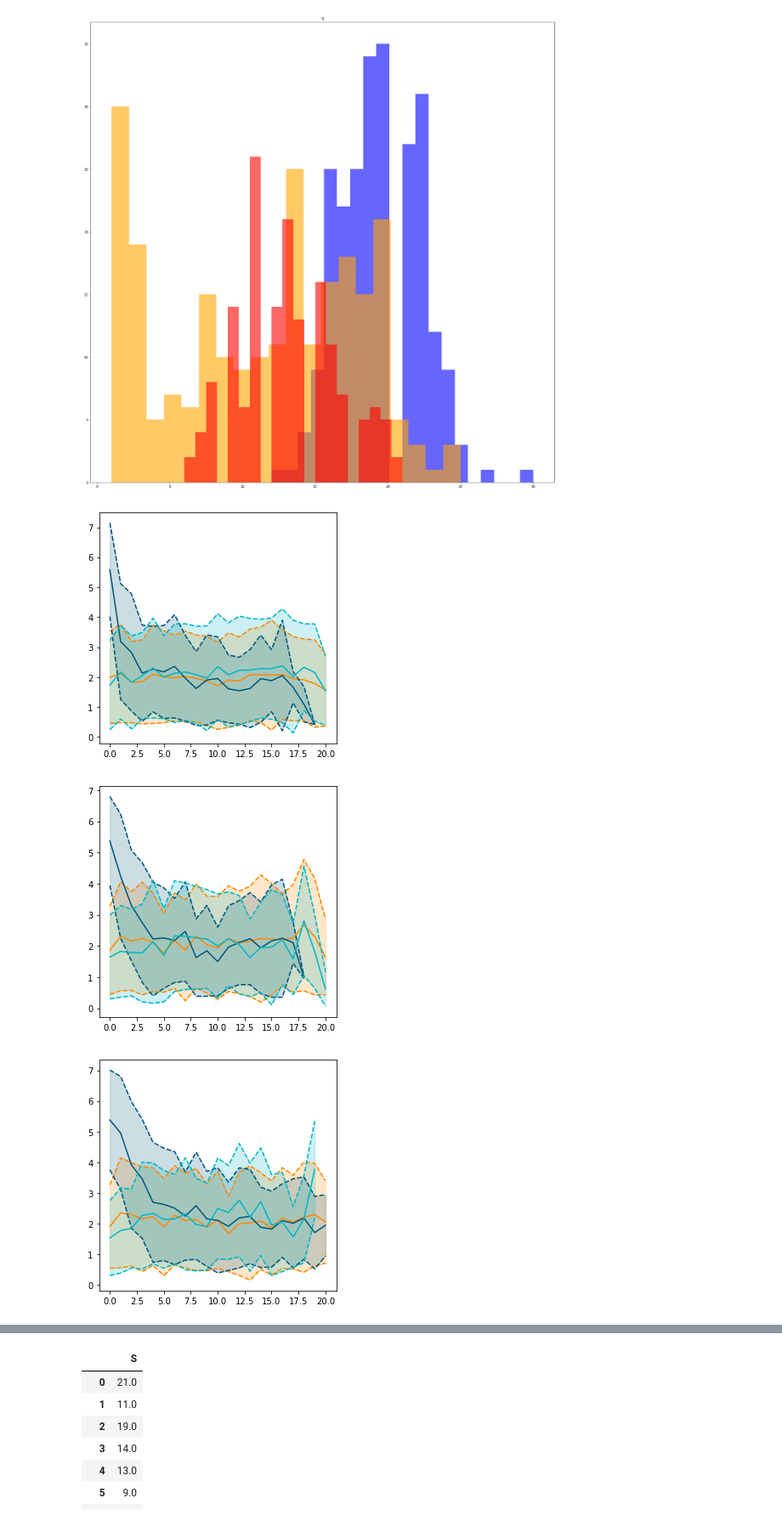
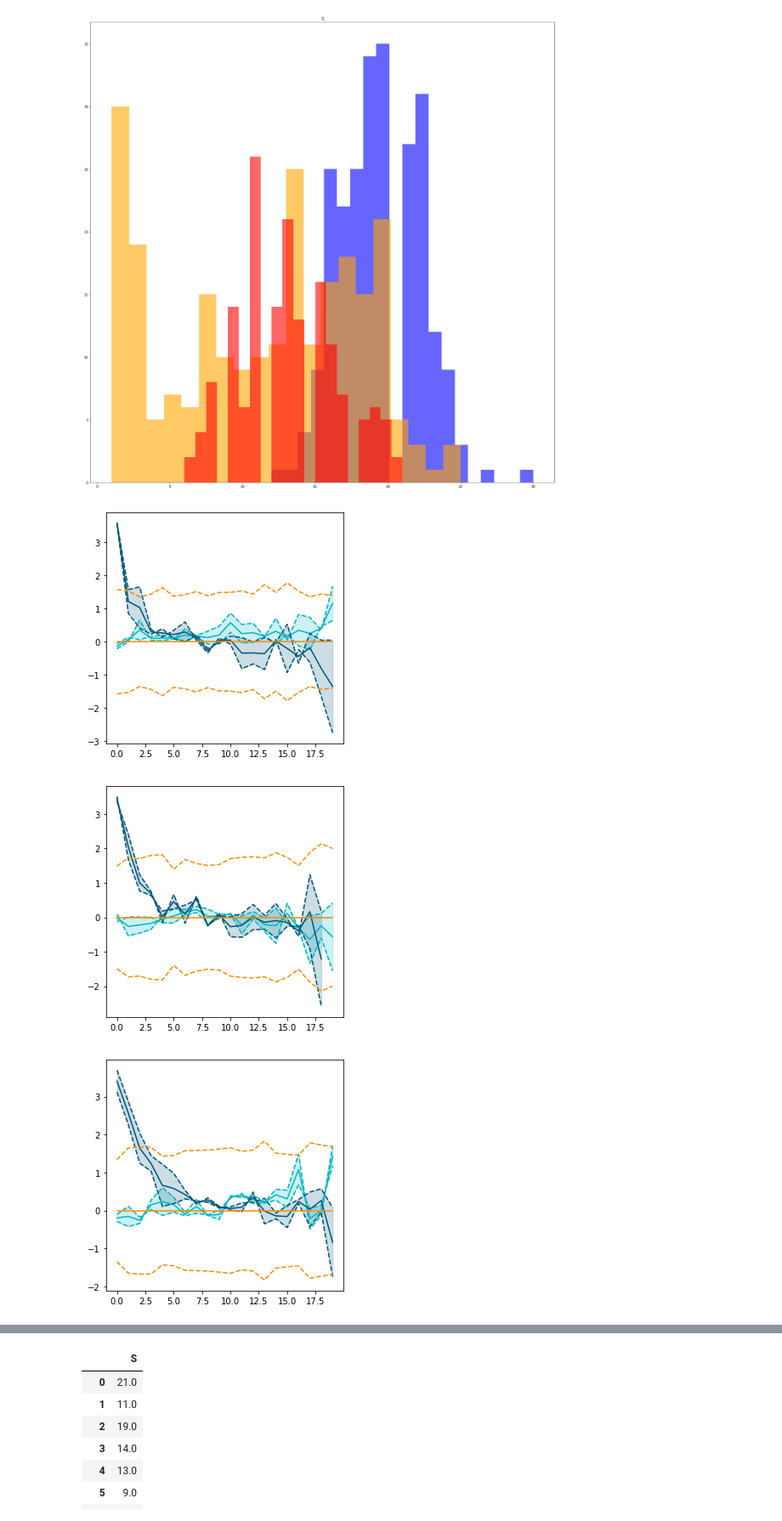
Before and after one commit to messDiv/MESS, a Jupyter notebook: jupyter-notebooks/plotting/Figure2-SimDataDistributions.ipynb, the cells around one changed output, grey strips where cells are left out. Shown at 85% size. Cells and saved outputs as stored; diff of their text form; code cells hidden in the pictures.

Commit message:
Checked in a bunch of modified notebooks containing final manu analysis.

```diff
--- a/jupyter-notebooks/plotting/Figure2-SimDataDistributions.ipynb
+++ b/jupyter-notebooks/plotting/Figure2-SimDataDistributions.ipynb
@@ -19,9 +19,16 @@ import collections
 pd.set_option('display.max_rows', 500)
 pd.set_option('display.max_columns', 500)
 
-analysis_dir = "/home/iovercast/Continuosity/MESS/analysis/figure2-sims/generations_100/"
+analysis_dir = "/home/isaac/Continuosity/MESS/analysis/figure2-sims/lambda_0.75/"
+sp_dict = {"no":0, "lo":0.0025, "hi":0.005}
 
-sp_dict = {"no":0, "lo":0.00005, "hi":0.0001}
+#analysis_dir = "/home/isaac/Continuosity/MESS/analysis/figure2-sims/lambda_0.5/"
+#sp_dict = {"no":0, "lo":0.0005, "hi":0.005}
+
+# Lower environmental strength means it doesn't work as good
+#analysis_dir = "/home/isaac/Continuosity/MESS/analysis/figure2-sims/generations_100/"
+#sp_dict = {"no":0, "lo":0.00005, "hi":0.0001}
+
 models = ["neutral", "competition", "filtering"]
 # %% [output]
 The autoreload extension is already loaded. To reload it, use:
@@ -158,5 +215,5 @@ plt.tight_layout()
 # %%
-simdir = analysis_dir + "neutral_MESS"
+simdir = analysis_dir + "filtering_MESS"
 logs = glob.glob("{}/no-*/*megalog*".format(simdir))
 print(logs[-1])
 df = pd.read_csv(logs[-1])
@@ -201,45 +254,53 @@ array([<matplotlib.axes._subplots.AxesSubplot object at 0x...>],
       dtype=object)
 [figure]
 # %%
-def plot_traits(ax='', speciation_prob='hi', do_abs=True):
+def plot_traits_residuals(ax='', sp_prob='hi'):
     if not ax:
         fig, ax = plt.subplots(1, 1, figsize=(5, 5))
+    mean_dict = {}
+    std_dict = {}
     for m in models:
         simdir = analysis_dir + "{}_MESS".format(m)
 
-        logs = glob.glob("{}/{}-*/*megalog*".format(simdir, speciation_prob))
+        logs = glob.glob("{}/{}-*/*megalog*".format(simdir, sp_prob))
         log_dat = [pd.read_csv(x).sort_values(by=["abundance"], ascending=False) for x in logs]
         log_df = pd.concat(map(pd.Series, [x["trait"].values for x in log_dat]), axis=1)
         abunds = pd.concat(map(pd.Series, [x["abundance"].values for x in log_dat]), axis=1)
         #display(log_df)
-        mask = (log_df.notna().sum() >= 3) & (log_df.notna().sum() <= 21)
+        minspecies = 8
+        maxspecies = 20
+        mask = (log_df.notna().sum() >= minspecies) & (log_df.notna().sum() <= maxspecies)
         log_df = log_df.loc[:, mask]
-        mask = (abunds.notna().sum() >= 3) & (abunds.notna().sum() <= 21)
+        mask = (abunds.notna().sum() >= minspecies) & (abunds.notna().sum() <= maxspecies)
         abunds = abunds.loc[:, mask]
 
         col_means = log_df.mean()
         col_means_vec = col_means.values.reshape((1, col_means.shape[0]))
-        if do_abs:
-            log_df = pd.DataFrame(np.abs(log_df.values - col_means_vec))
-        else:
-            log_df = pd.DataFrame(log_df.values - col_means_vec)
+        log_df = pd.DataFrame(np.abs(log_df.values - col_means_vec))
 
         means = log_df.apply(np.mean, axis=1)
         stds = log_df.apply(np.std, axis=1)
-        xs = range(0, len(means))
+        mean_dict[m] = means[:24]
+        std_dict[m] = stds[:24]
+
+    for m in ["filtering", "competition"]:
+        xs = range(0, len(mean_dict["neutral"]))
+        means = (mean_dict[m] - mean_dict["neutral"])
+        stds = (std_dict[m] - std_dict["neutral"])
         ax.plot(xs, means, c=MESS.plotting.model_colors[m])
-        ax.plot(xs, means + stds, c=MESS.plotting.model_colors[m], ls='--')
-        ax.plot(xs, means - stds, c=MESS.plotting.model_colors[m], ls='--')
-        ax.fill_between(xs, means - stds, means + stds, alpha=0.2, color=MESS.plotting.model_colors[m])
+        if True:
+            ax.plot(xs, means + stds, c=MESS.plotting.model_colors[m], ls='--')
+            ax.plot(xs, means - stds, c=MESS.plotting.model_colors[m], ls='--')
+            ax.fill_between(xs, means - stds, means + stds, alpha=0.2, color=MESS.plotting.model_colors[m])
+    xs = range(0, 20)
+    ax.plot(xs, [0]*len(xs), color=MESS.plotting.model_colors["neutral"])
+    ax.plot(xs, 0 + std_dict["neutral"][:20], c=MESS.plotting.model_colors["neutral"], ls='--')
+    ax.plot(xs, 0 - std_dict["neutral"][:20], c=MESS.plotting.model_colors["neutral"], ls='--')
 
-        ## Plot the average RAD
-        #ax.plot(xs, np.log(abunds.apply(np.mean, axis=1)), c=MESS.plotting.model_colors[m])
-        #ax.set_title(sp_prob, fontsize=20)
-#plot_traits(speciation_prob="no", do_abs=False)
-plot_traits(speciation_prob="no", do_abs=True)
-plot_traits(speciation_prob="lo", do_abs=True)
-plot_traits(speciation_prob="hi", do_abs=True)
+plot_traits_residuals(sp_prob="no")
+plot_traits_residuals(sp_prob="lo")
+plot_traits_residuals(sp_prob="hi")
 # %% [output]
-[figure, old version]
+[figure, new version]
-[figure, old version]
+[figure, new version]
-[figure, old version]
+[figure, new version]
```
Also changed, not shown: parts of 13 cells of this notebook, 7 other files.
